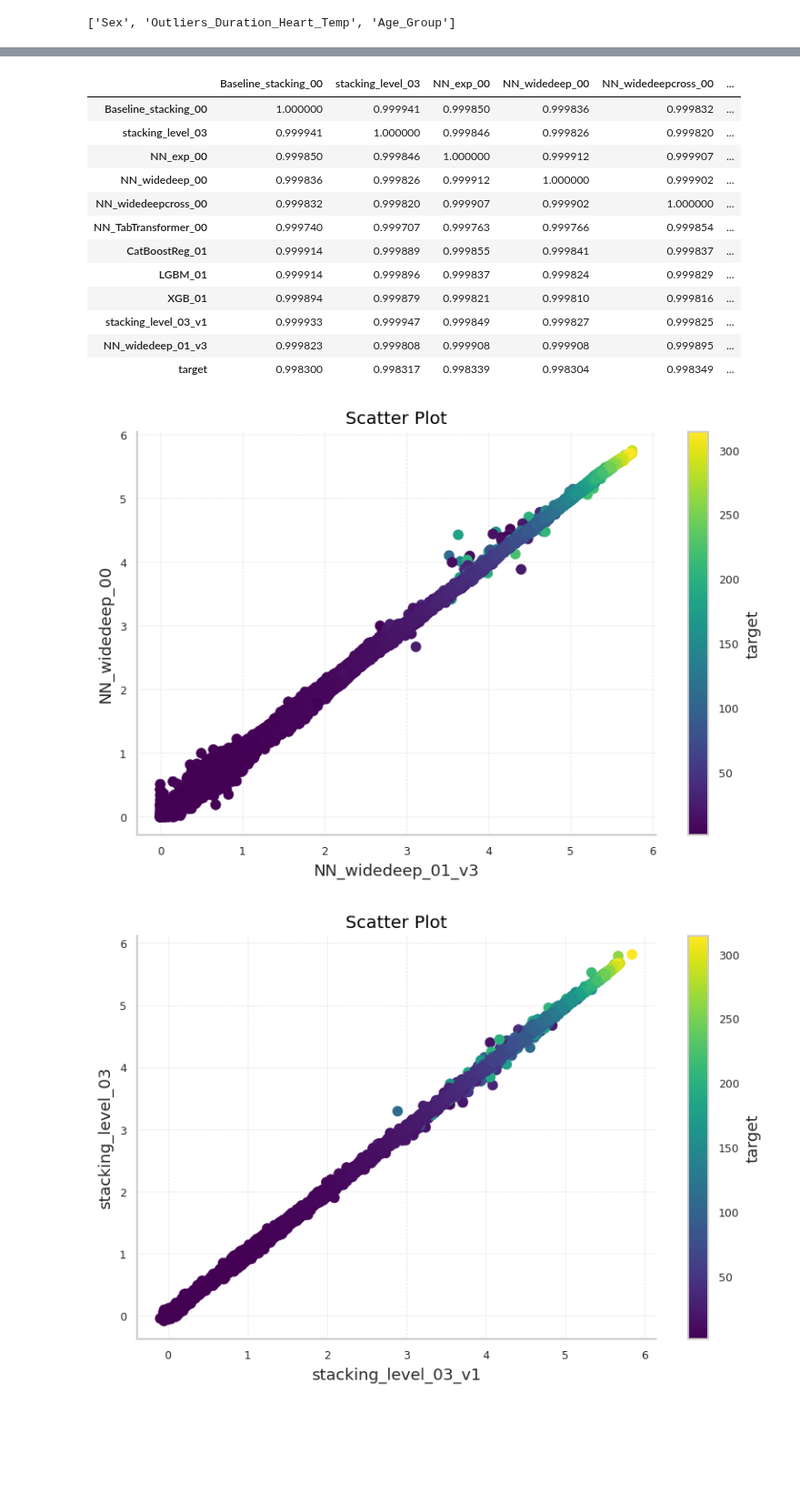
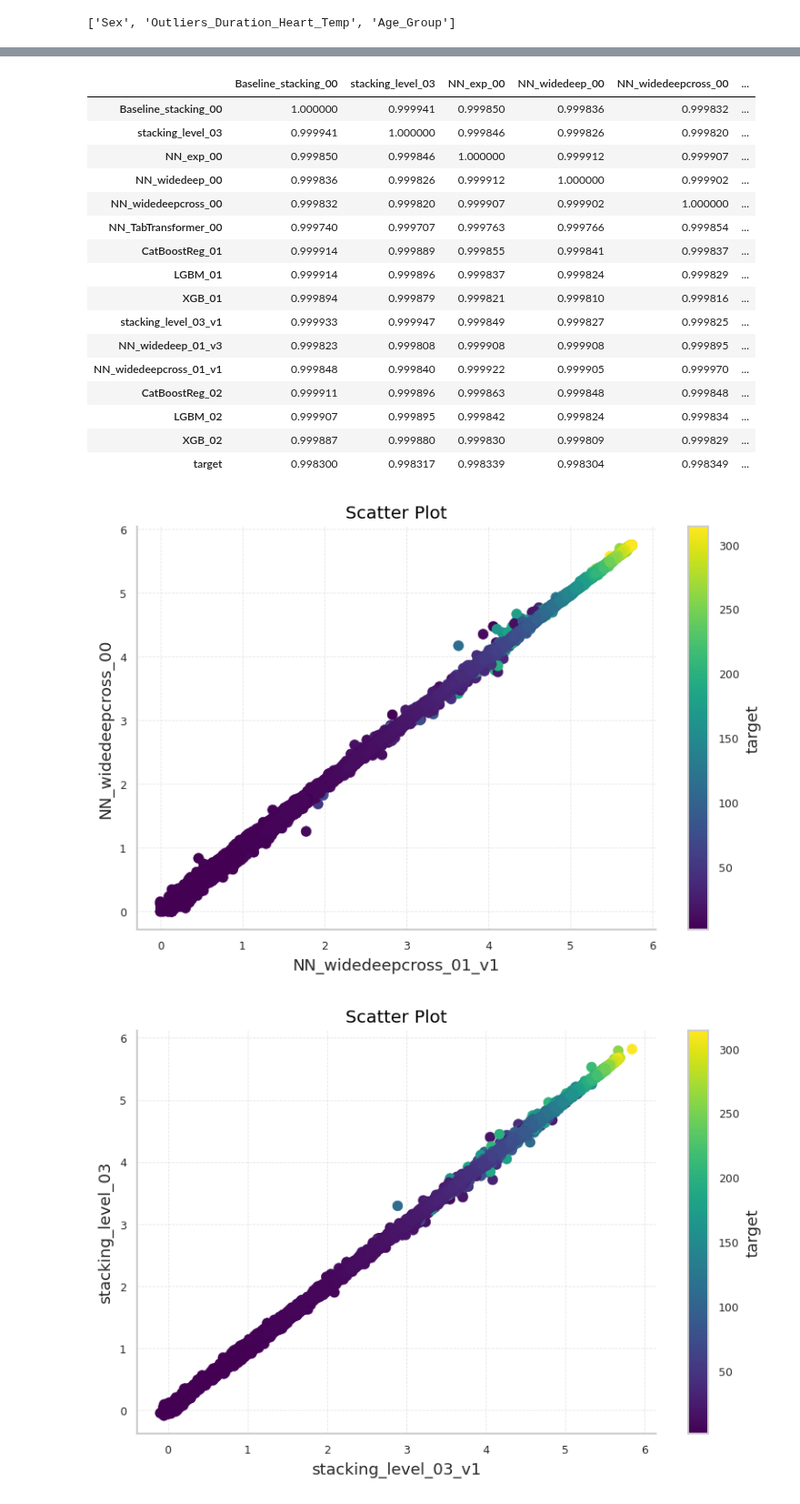
Before and after one commit to fabriziobasso/Colab_backup, a Jupyter notebook: File_Final.ipynb, the cells around one changed output, grey strips where cells are left out. Shown at 91% size. Cells and saved outputs as stored; diff of their text form; code cells hidden in the pictures; blank space fills up the shorter version.

```diff
--- a/File_Final.ipynb
+++ b/File_Final.ipynb
@@ -834,10 +834,8 @@ def read_forecasts():
     # Tree Based
     x_07 = pd.read_csv('/content/drive/MyDrive/Exercises/Studies_Structured_Data/Data/S5E5/train_pred_CB_adj_values.csv', index_col=0).reset_index(drop=True)
     x_07.columns = ['CatBoostReg_01']
-
     x_08 = pd.read_csv('/content/drive/MyDrive/Exercises/Studies_Structured_Data/Data/S5E5/train_pred_LGBMR1_adj_values.csv', index_col=0).reset_index(drop=True)
     x_08.columns = ['LGBM_01']
-
     x_09 = pd.read_csv('/content/drive/MyDrive/Exercises/Studies_Structured_Data/Data/S5E5/train_pred_XGBR1_adj_values.csv', index_col=0).reset_index(drop=True)
     x_09.columns = ['XGB_01']
 
@@ -847,9 +845,17 @@ def read_forecasts():
     x_10.columns = ['stacking_level_03_v1']
     # NN
     x_11 = pd.read_csv('/content/drive/MyDrive/Exercises/Studies_Structured_Data/Data/S5E5/train_pred_NN_widedeep_01_v3.csv', index_col=0).reset_index(drop=True)
+    x_12 = pd.read_csv('/content/drive/MyDrive/Exercises/Studies_Structured_Data/Data/S5E5/train_pred_NN_widedeepcross_01_v1.csv', index_col=0).reset_index(drop=True)
+    # Tree Based
+    x_13 = pd.read_csv('/content/drive/MyDrive/Exercises/Studies_Structured_Data/Data/S5E5/train_pred_CB_adj_values_v1.csv', index_col=0).reset_index(drop=True)
+    x_13.columns = ['CatBoostReg_02']
+    x_14 = pd.read_csv('/content/drive/MyDrive/Exercises/Studies_Structured_Data/Data/S5E5/train_pred_LGBMR1_adj_values_v1.csv', index_col=0).reset_index(drop=True)
+    x_14.columns = ['LGBM_02']
+    x_15 = pd.read_csv('/content/drive/MyDrive/Exercises/Studies_Structured_Data/Data/S5E5/train_pred_XGBR1_adj_values_v1.csv', index_col=0).reset_index(drop=True)
+    x_15.columns = ['XGB_02']
 
 
-    x_forecast_train = pd.concat([x_01,x_02, x_03, x_04, x_05, x_06, x_07, x_08, x_09, x_10, x_11], axis=1)
+    x_forecast_train = pd.concat([x_01,x_02, x_03, x_04, x_05, x_06, x_07, x_08, x_09, x_10, x_11, x_12, x_13, x_14, x_15], axis=1)
 
     # Test Dataset
     xx_01 = pd.read_csv('/content/drive/MyDrive/Exercises/Studies_Structured_Data/Data/S5E5/stacking_baseline_00.csv', index_col=0).reset_index(drop=True)
@@ -865,10 +871,8 @@ def read_forecasts():
     # Tree Based
     xx_07 = pd.read_csv('/content/drive/MyDrive/Exercises/Studies_Structured_Data/Data/S5E5/submission_CB_adj_values.csv', index_col=0).reset_index(drop=True)
     xx_07.columns = ['CatBoostReg_01']
-
     xx_08 = pd.read_csv('/content/drive/MyDrive/Exercises/Studies_Structured_Data/Data/S5E5/submission_LGBMR1_adj_values.csv', index_col=0).reset_index(drop=True)
     xx_08.columns = ['LGBM_01']
-
     xx_09 = pd.read_csv('/content/drive/MyDrive/Exercises/Studies_Structured_Data/Data/S5E5/submission_XGBR1_adj_values.csv', index_col=0).reset_index(drop=True)
     xx_09.columns = ['LGBM_01']
 
@@ -878,8 +882,17 @@ def read_forecasts():
     xx_10.columns = ['stacking_level_03_v1']
     # NN
     xx_11 = pd.read_csv('/content/drive/MyDrive/Exercises/Studies_Structured_Data/Data/S5E5/submission_NN_widedeep_01_v3.csv', index_col=0).reset_index(drop=True)
+    xx_12 = pd.read_csv('/content/drive/MyDrive/Exercises/Studies_Structured_Data/Data/S5E5/submission_NN_widedeep_01_v3.csv', index_col=0).reset_index(drop=True)
 
-    x_forecast_test = pd.concat([xx_01,xx_02, xx_03, xx_04, xx_05, xx_06, xx_07, xx_08, xx_09, xx_10, xx_11], axis=1)
+    # Tree Based
+    xx_13 = pd.read_csv('/content/drive/MyDrive/Exercises/Studies_Structured_Data/Data/S5E5/submission_CB_adj_values_v1.csv', index_col=0).reset_index(drop=True)
+    xx_13.columns = ['CatBoostReg_02']
+    xx_14 = pd.read_csv('/content/drive/MyDrive/Exercises/Studies_Structured_Data/Data/S5E5/submission_LGBMR1_adj_values_v1.csv', index_col=0).reset_index(drop=True)
+    xx_14.columns = ['LGBM_02']
+    xx_15 = pd.read_csv('/content/drive/MyDrive/Exercises/Studies_Structured_Data/Data/S5E5/submission_XGBR1_adj_values_v1.csv', index_col=0).reset_index(drop=True)
+    xx_15.columns = ['LGBM_02']
+
+    x_forecast_test = pd.concat([xx_01,xx_02, xx_03, xx_04, xx_05, xx_06, xx_07, xx_08, xx_09, xx_10, xx_11, xx_12, xx_13, xx_14, xx_15], axis=1)
 
 
     return x_forecast_train, x_forecast_test
@@ -1042,11 +1059,15 @@ predictions.corr()
 | XGB_01 | 0.999894 | 0.999879 | 0.999821 | 0.999810 | 0.999816 | ... |
 | stacking_level_03_v1 | 0.999933 | 0.999947 | 0.999849 | 0.999827 | 0.999825 | ... |
 | NN_widedeep_01_v3 | 0.999823 | 0.999808 | 0.999908 | 0.999908 | 0.999895 | ... |
+| NN_widedeepcross_01_v1 | 0.999848 | 0.999840 | 0.999922 | 0.999905 | 0.999970 | ... |
+| CatBoostReg_02 | 0.999911 | 0.999896 | 0.999863 | 0.999848 | 0.999848 | ... |
+| LGBM_02 | 0.999907 | 0.999895 | 0.999842 | 0.999824 | 0.999834 | ... |
+| XGB_02 | 0.999887 | 0.999880 | 0.999830 | 0.999809 | 0.999829 | ... |
 | target | 0.998300 | 0.998317 | 0.998339 | 0.998304 | 0.998349 | ... |
 # %%
-plot_scatter(predictions, x="NN_widedeep_01_v3", y="NN_widedeep_00", color_feature="target", cmap='viridis')
+plot_scatter(predictions, x="NN_widedeepcross_01_v1", y="NN_widedeepcross_00", color_feature="target", cmap='viridis')
 # %% [output]
-[figure, old version]
+[figure, new version]
 # %%
 plot_scatter(predictions, x="stacking_level_03_v1", y="stacking_level_03", color_feature="target", cmap='viridis')
 # %% [output]
```
Also changed, not shown: parts of 2 cells of this notebook.
